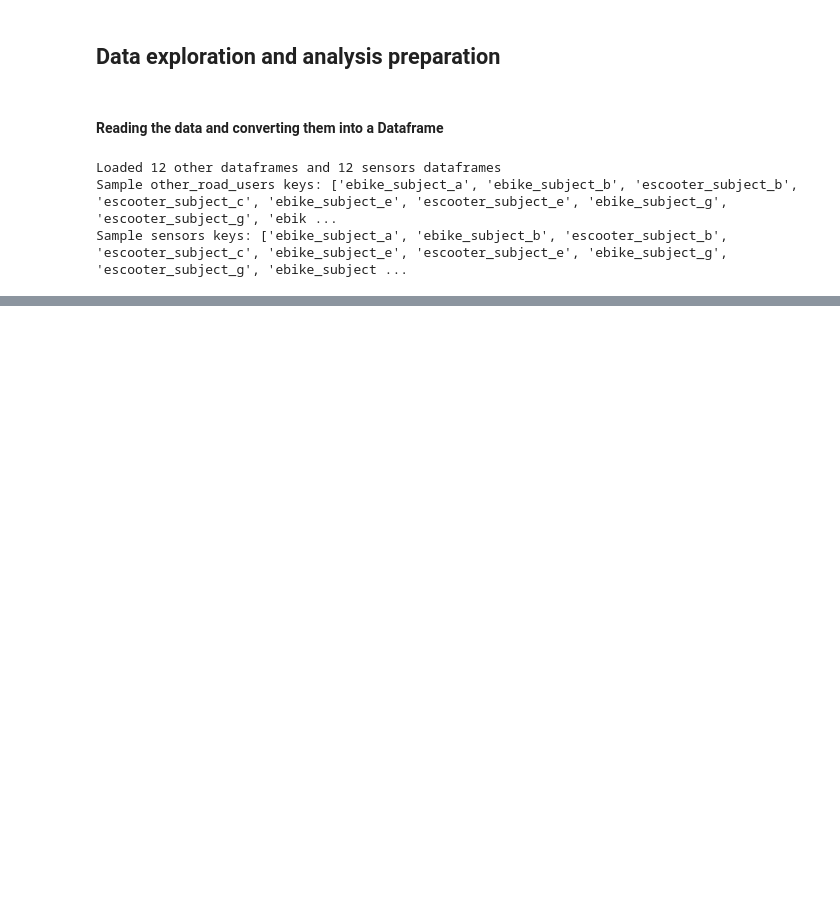
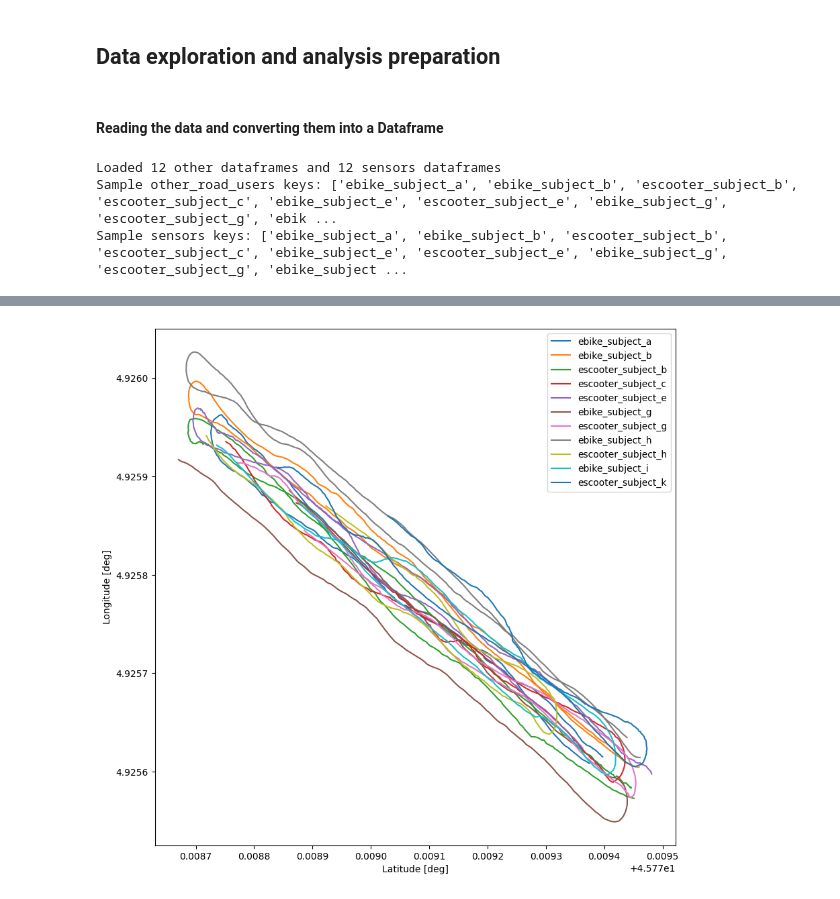
Before and after one commit to timentpe/Micro_mob, a Jupyter notebook: antoine.ipynb, the cells around one changed output, grey strips where cells are left out. Saved outputs shown, nothing was run; the diff lists cells and outputs as text; code cells hidden in the pictures; blank space fills up the shorter version.

```diff
--- a/antoine.ipynb
+++ b/antoine.ipynb
@@ -37,0 +48,7 @@ other_road_users['ebike_subject_a']
+# %%
+# See the number of missing data in the dataframes
+
+for key in other_road_users:
+    print(f"other_road_users['{key}'] missing data:\n", other_road_users[key].isna().sum())
+for key in sensors:
+    print(f"sensors['{key}'] missing data:\n", sensors[key].isna().sum())
@@ -37,0 +73,31 @@ other_road_users['ebike_subject_a']
+# %%
+# Remove all the missing data in all the dataframes
+
+for key in other_road_users:
+    other_road_users[key] = other_road_users[key].dropna()
+for key in sensors:
+    sensors[key] = sensors[key].dropna()
+# %%
+#### Plot all the trajectories for all the subjects on the same plot
+
+plt.figure(figsize=(10, 10))
+lat_col = 'GPS (Lat.) [deg]'
+# use the correct longitude column name and allow for potential variants
+lon_candidates = ['GPS (Long.) [deg]', 'GPS (Lon.) [deg]']
+
+for key in sensors:
+    df = sensors[key]
+    if df.empty:
+        continue
+    lon_col = next((c for c in lon_candidates if c in df.columns), None)
+    if lon_col is None or lat_col not in df.columns:
+        print(f"Skipping {key}: required GPS columns not found")
+        continue
+    plt.plot(df[lat_col], df[lon_col], label=key)
+
+plt.xlabel('Latitude [deg]')
+plt.ylabel('Longitude [deg]')
+plt.legend()
+plt.show()
+# %% [output]
+[figure, added]
```
Also changed, not shown: parts of 6 cells of this notebook, 2 other files.
